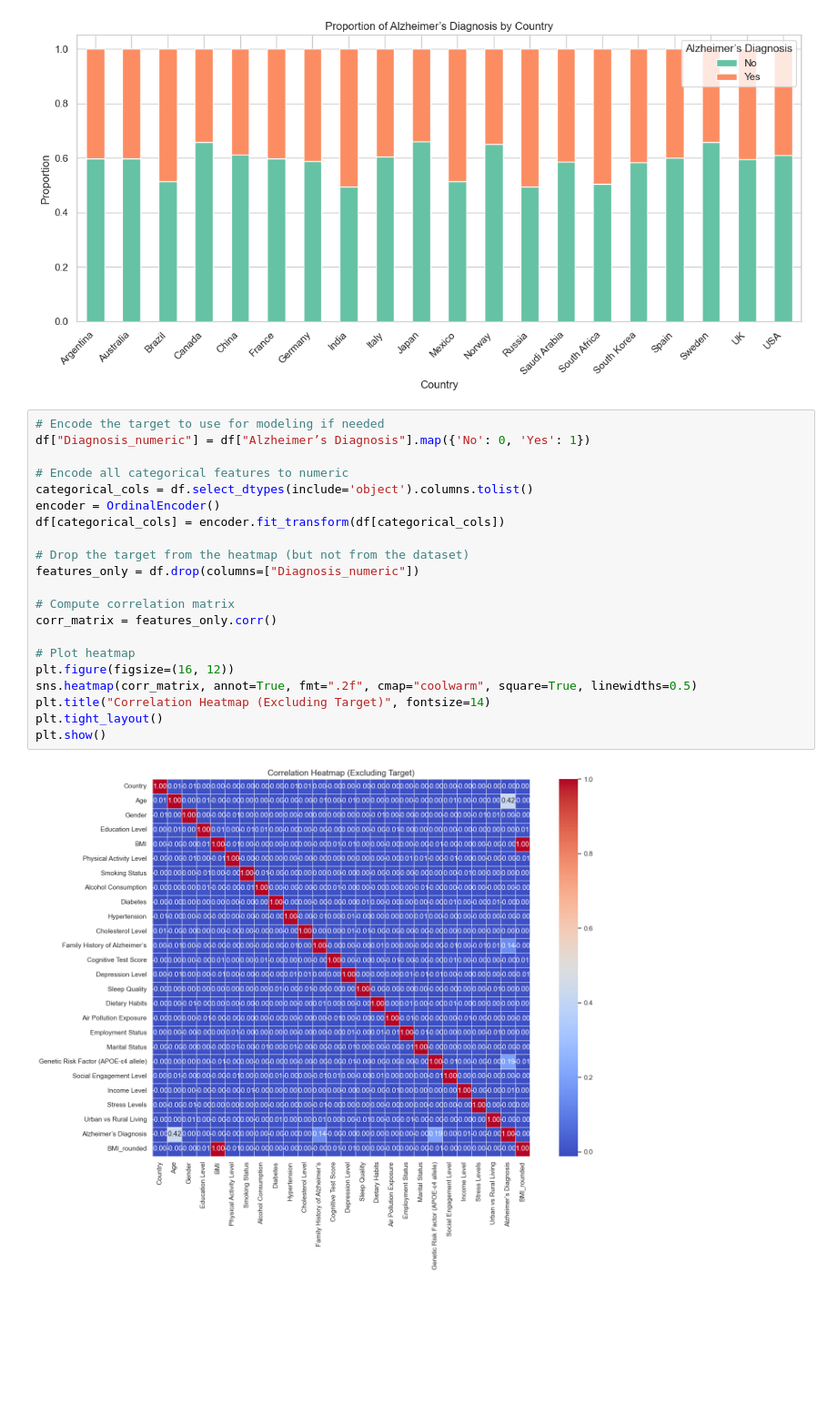
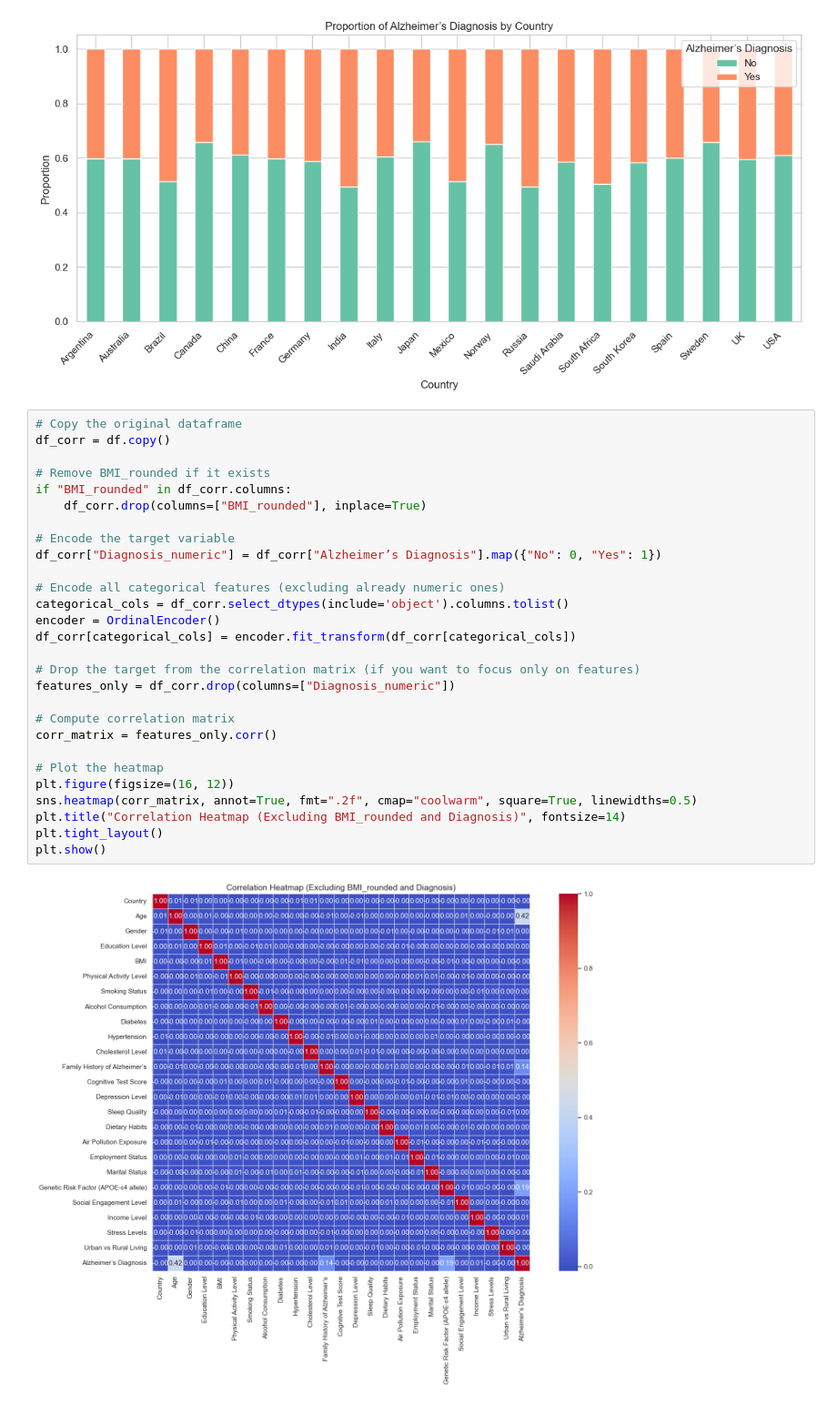
Before and after one commit to ileontios03/EPL448_Project, a Jupyter notebook: eda.ipynb, the cells around one changed output. Shown at 91% size. Drawn from its saved outputs; the diff is of its cells as text; blank space fills up the shorter version.

```diff
--- a/eda.ipynb
+++ b/eda.ipynb
@@ -424,26 +425,33 @@ plt.show()
 # %% [output]
 [figure]
 # %%
-# Encode the target to use for modeling if needed
-df["Diagnosis_numeric"] = df["Alzheimer’s Diagnosis"].map({'No': 0, 'Yes': 1})
+# Copy the original dataframe
+df_corr = df.copy()
 
-# Encode all categorical features to numeric
-categorical_cols = df.select_dtypes(include='object').columns.tolist()
+# Remove BMI_rounded if it exists
+if "BMI_rounded" in df_corr.columns:
+    df_corr.drop(columns=["BMI_rounded"], inplace=True)
+
+# Encode the target variable
+df_corr["Diagnosis_numeric"] = df_corr["Alzheimer’s Diagnosis"].map({"No": 0, "Yes": 1})
+
+# Encode all categorical features (excluding already numeric ones)
+categorical_cols = df_corr.select_dtypes(include='object').columns.tolist()
 encoder = OrdinalEncoder()
-df[categorical_cols] = encoder.fit_transform(df[categorical_cols])
+df_corr[categorical_cols] = encoder.fit_transform(df_corr[categorical_cols])
 
-# Drop the target from the heatmap (but not from the dataset)
-features_only = df.drop(columns=["Diagnosis_numeric"])
+# Drop the target from the correlation matrix (if you want to focus only on features)
+features_only = df_corr.drop(columns=["Diagnosis_numeric"])
 
 # Compute correlation matrix
 corr_matrix = features_only.corr()
 
-# Plot heatmap
+# Plot the heatmap
 plt.figure(figsize=(16, 12))
 sns.heatmap(corr_matrix, annot=True, fmt=".2f", cmap="coolwarm", square=True, linewidths=0.5)
-plt.title("Correlation Heatmap (Excluding Target)", fontsize=14)
+plt.title("Correlation Heatmap (Excluding BMI_rounded and Diagnosis)", fontsize=14)
 plt.tight_layout()
 plt.show()
 # %% [output]
-[figure, old version]
+[figure, new version]
 # %% [markdown]
```
Also changed, not shown: parts of 8 cells of this notebook.
